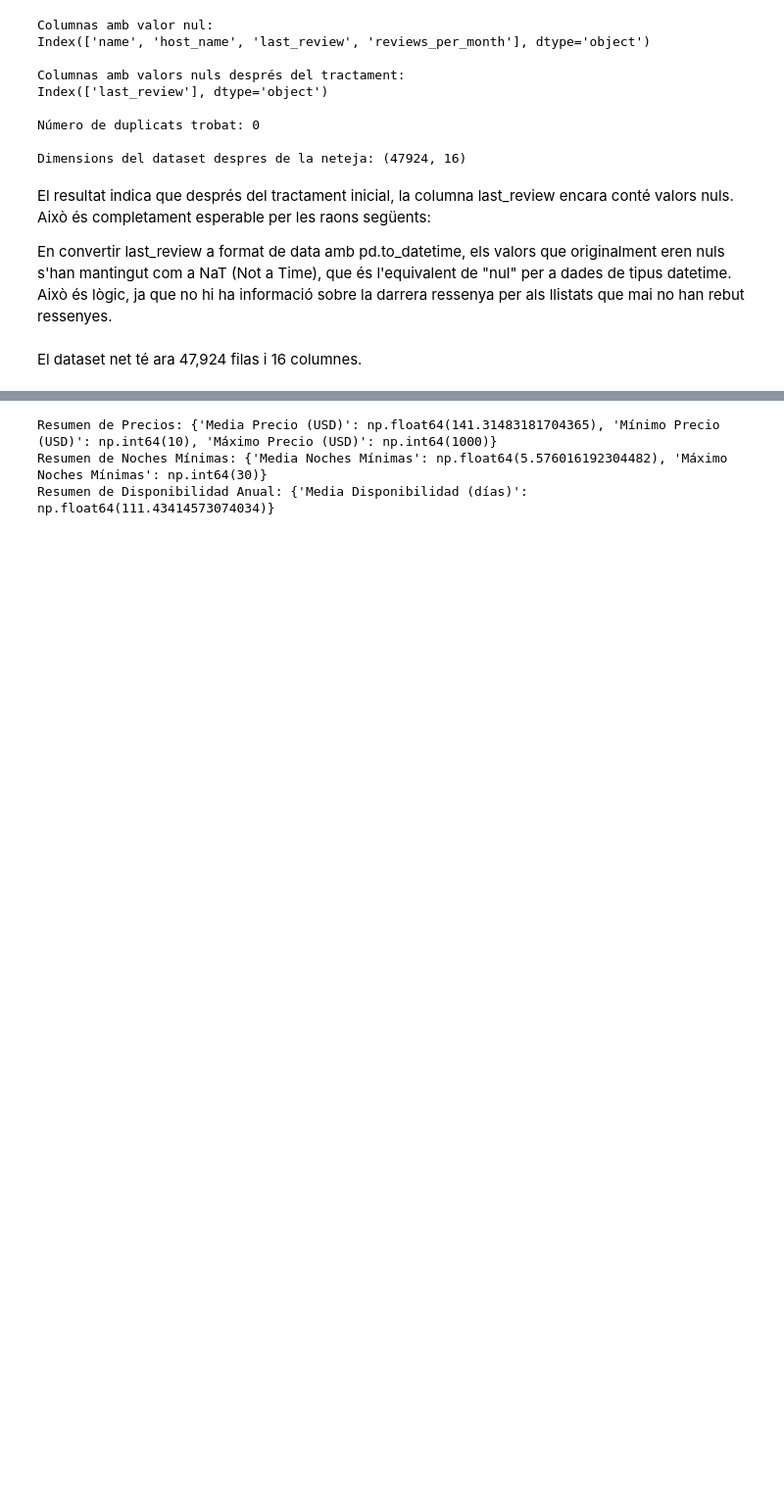
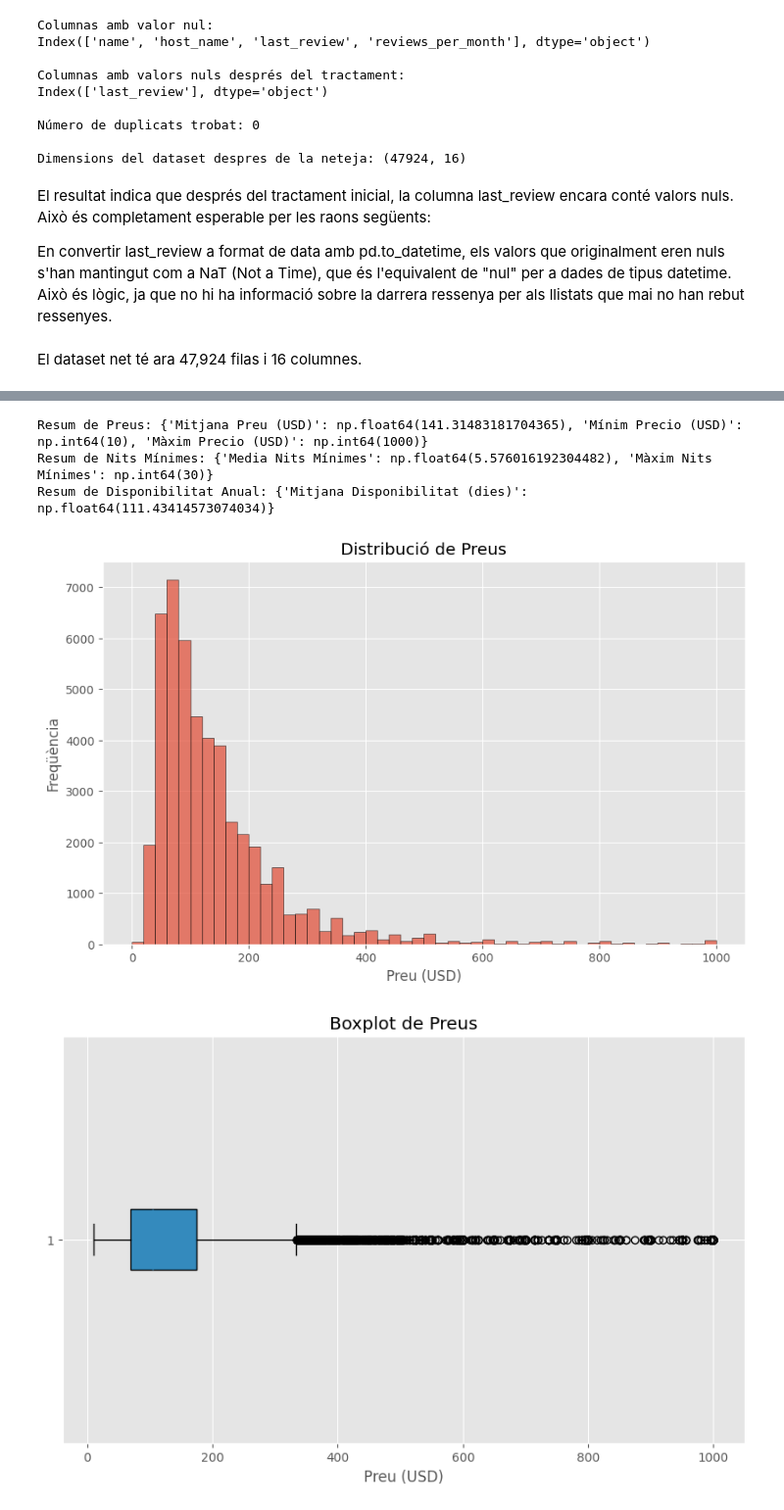
Before and after one commit to angela-uab/Kaggle-APC, a Jupyter notebook: kaggle.ipynb, the cells around one changed output, grey strips where cells are left out. Shown: that part at 98% size. Cells and saved outputs as stored; diff of their text form; code cells hidden in the pictures; blank space fills up the shorter version.

```diff
--- a/kaggle.ipynb
+++ b/kaggle.ipynb
@@ -276,25 +280,76 @@ El resum estadístic és crucial perquè ens permet entendre ràpidament les car
 # %%
 # Calcular estadísticas específicas
 resumen_precio = {
-    "Media Precio (USD)": df['price'].mean(),
-    "Mínimo Precio (USD)": df['price'].min(),
-    "Máximo Precio (USD)": df['price'].max()
+    "Mitjana Preu (USD)": df['price'].mean(),
+    "Mínim Precio (USD)": df['price'].min(),
+    "Màxim Precio (USD)": df['price'].max()
 }
 
 resumen_minimum_nights = {
-    "Media Noches Mínimas": df['minimum_nights'].mean(),
-    "Máximo Noches Mínimas": df['minimum_nights'].max()
+    "Media Nits Mínimes": df['minimum_nights'].mean(),
+    "Màxim Nits Mínimes": df['minimum_nights'].max()
 }
 
 resumen_disponibilidad = {
-    "Media Disponibilidad (días)": df['availability_365'].mean()
+    "Mitjana Disponibilitat (dies)": df['availability_365'].mean()
 }
 
 # Mostrar resultados
-print("Resumen de Precios:", resumen_precio)
-print("Resumen de Noches Mínimas:", resumen_minimum_nights)
-print("Resumen de Disponibilidad Anual:", resumen_disponibilidad)
+print("Resum de Preus:", resumen_precio)
+print("Resum de Nits Mínimes:", resumen_minimum_nights)
+print("Resum de Disponibilitat Anual:", resumen_disponibilidad)
 # %% [output]
-Resumen de Precios: {'Media Precio (USD)': np.float64(141.31483181704365), 'Mínimo Precio (USD)': np.int64(10), 'Máximo Precio (USD)': np.int64(1000)}
-Resumen de Noches Mínimas: {'Media Noches Mínimas': np.float64(5.576016192304482), 'Máximo Noches Mínimas': np.int64(30)}
-Resumen de Disponibilidad Anual: {'Media Disponibilidad (días)': np.float64(111.43414573074034)}
+Resum de Preus: {'Mitjana Preu (USD)': np.float64(141.31483181704365), 'Mínim Precio (USD)': np.int64(10), 'Màxim Precio (USD)': np.int64(1000)}
+Resum de Nits Mínimes: {'Media Nits Mínimes': np.float64(5.576016192304482), 'Màxim Nits Mínimes': np.int64(30)}
+Resum de Disponibilitat Anual: {'Mitjana Disponibilitat (dies)': np.float64(111.43414573074034)}
+# %%
+# Configurar estilo de los gráficos
+plt.style.use('ggplot')
+
+# Histograma de precios
+plt.figure(figsize=(10, 6))
+plt.hist(df['price'], bins=50, range=(0, 1000), alpha=0.7, edgecolor='black')
+plt.title('Distribució de Preus')
+plt.xlabel('Preu (USD)')
+plt.ylabel('Freqüència')
+plt.show()
+
+# Boxplot de precios
+plt.figure(figsize=(10, 6))
+plt.boxplot(df['price'], vert=False, patch_artist=True, flierprops={'marker': 'o'})
+plt.title('Boxplot de Preus')
+plt.xlabel('Preu (USD)')
+plt.show()
+
+# Histograma de noches mínimas
+plt.figure(figsize=(10, 6))
+plt.hist(df['minimum_nights'], bins=50, range=(0, 100), alpha=0.7, edgecolor='black')
+plt.title('Distribució de Nits Mínimes')
+plt.xlabel('Nits Mínimes')
+plt.ylabel('Freqüència')
+plt.show()
+
+# Boxplot de noches mínimas
+plt.figure(figsize=(10, 6))
+plt.boxplot(df['minimum_nights'], vert=False, patch_artist=True, flierprops={'marker': 'o'})
+plt.title('Boxplot de Nits Mínimes')
+plt.xlabel('Noches Mínimes')
+plt.show()
+
+# Histograma de disponibilidad anual
+plt.figure(figsize=(10, 6))
+plt.hist(df['availability_365'], bins=50, range=(0, 365), alpha=0.7, edgecolor='black')
+plt.title('Distribució de Disponibilitat Anual')
+plt.xlabel('Dies Disponibles')
+plt.ylabel('Freqüència')
+plt.show()
+
+# Boxplot de disponibilidad anual
+plt.figure(figsize=(10, 6))
+plt.boxplot(df['availability_365'], vert=False, patch_artist=True, flierprops={'marker': 'o'})
+plt.title('Boxplot de Disponibilitat Anual')
+plt.xlabel('Dies Disponibles')
+plt.show()
+# %% [output]
+[figure, added]
+[figure, added]
```
Also changed, not shown: parts of 13 cells of this notebook.
